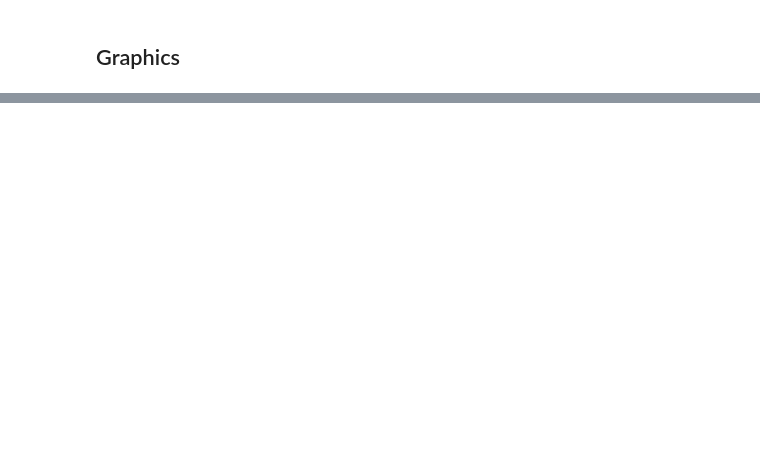
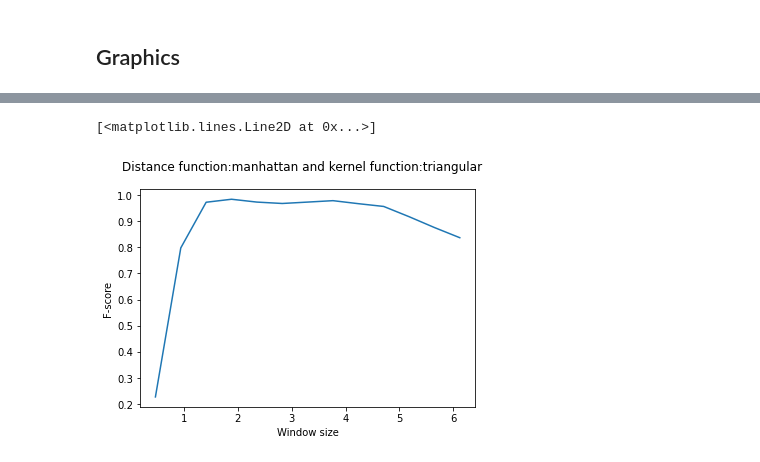
Before and after one commit to DubKoldun/university-courses, a Jupyter notebook: MachineLearning/kNN/knn.ipynb, the cells around one changed output, grey strips where cells are left out. Saved outputs shown, nothing was run; the diff lists cells and outputs as text; code cells hidden in the pictures; blank space fills up the shorter version.

```diff
--- a/MachineLearning/kNN/knn.ipynb
+++ b/MachineLearning/kNN/knn.ipynb
@@ -384,0 +360,33 @@ quartic chebyshev 12
+# %%
+f_scores = {}
+
+def calculate_f_scores():
+    for dis_fun_name in distance_functions.keys():
+        for ker_fun_name in kernel_functions.keys():
+
+            tup = (dis_fun_name, ker_fun_name)
+            f_scores[tup] = ([],[])
+
+            max_d = max(max_distance[dis_fun_name])
+            ws = max_d / sqrt(len(objects))
+
+            while ws < max_d:
+                confusion_matrix = generate_confusion_matrix(ker_fun_name, dis_fun_name, ws, predicted_with_fixed)
+                f_scores[tup][0].append(ws)
+                f_scores[tup][1].append(f_score(confusion_matrix, "macro"))
+                ws += max_d / sqrt(len(objects))
+
+calculate_f_scores()
+print(f_scores)
+
+def find_best_params():
+    max_f_score = float("-inf")
+    tup = ()
+
+    for params in f_scores.keys():
+        fscore = max(f_scores[params][1])
+        if max_f_score < fscore:
+            max_f_score = fscore
+            tup = params
+
+    return tup
@@ -435,0 +398,14 @@ for j in range(0, max_size):
+# %%
+import matplotlib.pyplot as plt
+
+tup = find_best_params()
+
+plt.xlabel('Window size')
+plt.ylabel('F-score')
+plt.suptitle("Distance function:{dis} and kernel function:{ker}".format(dis = tup[0], ker = tup[1]))
+
+record = f_scores[tup]
+plt.plot(list(record[0]), list(record[1]))
+# %% [output]
+[<matplotlib.lines.Line2D at 0x...>]
+[figure, added]
```
Also changed, not shown: parts of 11 cells of this notebook.
